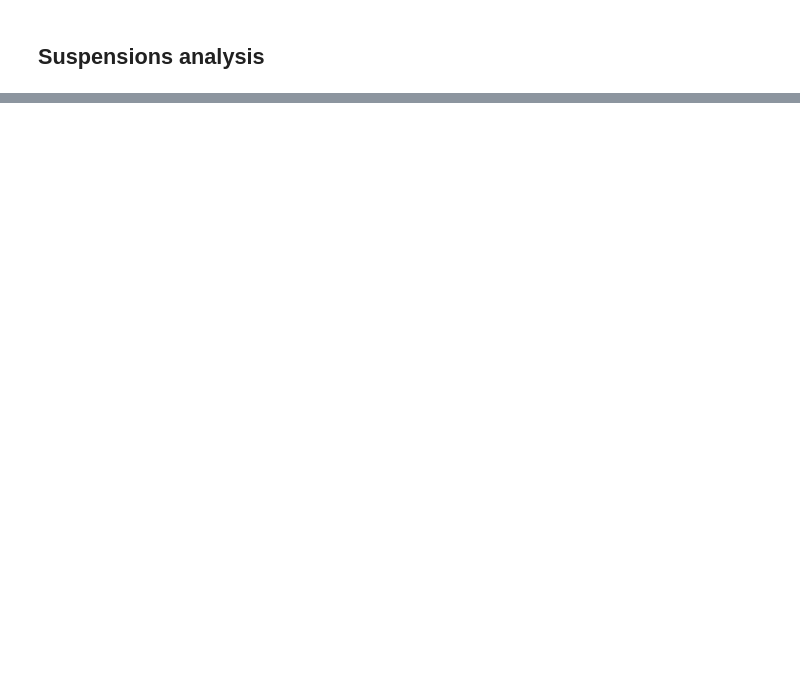
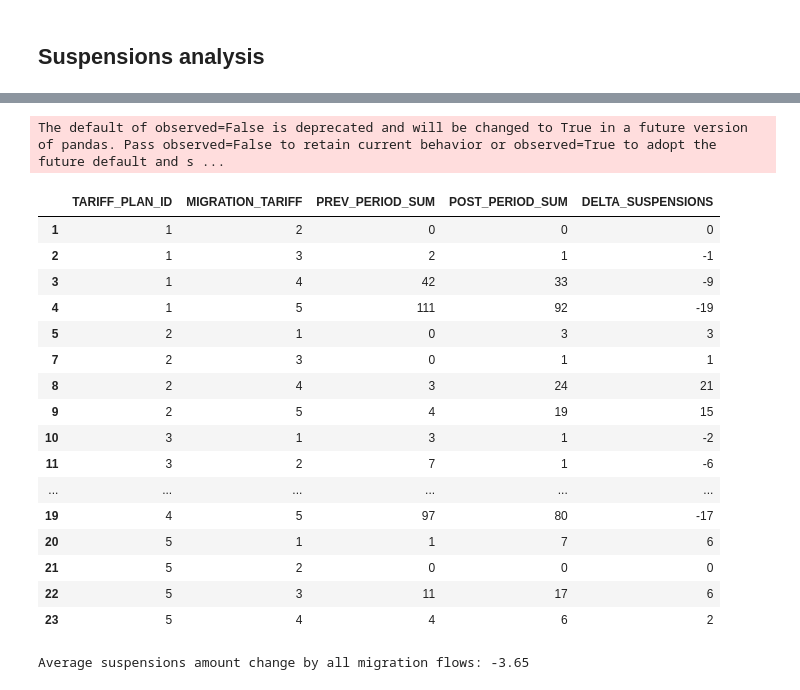
Before and after one commit to BangerVanos/test_A1, a Jupyter notebook: task_3.ipynb, the cells around one changed output, grey strips where cells are left out. Saved outputs shown, nothing was run; the diff lists cells and outputs as text; code cells hidden in the pictures; blank space fills up the shorter version.

```diff
--- a/task_3.ipynb
+++ b/task_3.ipynb
@@ -210,0 +196,7 @@ fig.show()
+# %%
+charges_change_df = tariff_plans_df.copy()
+charges_change_df['PREV_PERIOD_CHARGE'] = None
+charges_change_df['POST_PERIOD_CHARGE'] = None
+charges_change_df['MIGRATION_TARIFF'] = None
+# %%
+charges_change_df = charges_change_df.sort_values(by=['SUBSCRIBER_ID', 'START_DTTM'])
@@ -272,0 +345,6 @@ fig.show()
+# %%
+suspensions_change_df = tariff_plans_df[tariff_plans_df['SUBSCRIBER_ID'].isin(suspensions_df['SUBSCRIBER_ID'])].copy()
+suspensions_change_df['PREV_PERIOD_SUSPENSIONS'] = None
+suspensions_change_df['POST_PERIOD_SUSPENSIONS'] = None
+suspensions_change_df['MIGRATION_TARIFF'] = None
+suspensions_change_df = suspensions_change_df.sort_values(by=['SUBSCRIBER_ID', 'START_DTTM'])
@@ -272,0 +390,7 @@ fig.show()
+# %%
+suspensions_change_df.dropna(subset=['END_DTTM'], inplace=True)
+tariff_drop_ids = suspensions_change_df[suspensions_change_df['MIGRATION_TARIFF'] == -1].index
+suspensions_change_df.drop(tariff_drop_ids, axis=0, inplace=True)
+suspensions_change_df['MIGRATION_TARIFF'] = suspensions_change_df['MIGRATION_TARIFF'].astype('int16').astype('category')
+suspensions_change_df['PREV_PERIOD_SUSPENSIONS'] = suspensions_change_df['PREV_PERIOD_SUSPENSIONS'].astype('int16')
+suspensions_change_df['POST_PERIOD_SUSPENSIONS'] = suspensions_change_df['POST_PERIOD_SUSPENSIONS'].astype('int16')
@@ -272,0 +428,30 @@ fig.show()
+# %%
+suspensions_change_df_agg = suspensions_change_df.groupby(['TARIFF_PLAN_ID', 'MIGRATION_TARIFF']).agg(
+    PREV_PERIOD_SUM=('PREV_PERIOD_SUSPENSIONS', 'sum'),
+    POST_PERIOD_SUM=('POST_PERIOD_SUSPENSIONS', 'sum')
+)
+suspensions_change_df_agg.reset_index(inplace=True)
+same_tariff_drop_mask = suspensions_change_df_agg['TARIFF_PLAN_ID'] == suspensions_change_df_agg['MIGRATION_TARIFF']
+same_tariff_drop_ids = suspensions_change_df_agg[same_tariff_drop_mask].index
+suspensions_change_df_agg.drop(same_tariff_drop_ids, axis=0, inplace = True)
+suspensions_change_df_agg['DELTA_SUSPENSIONS'] = suspensions_change_df_agg['POST_PERIOD_SUM'] - suspensions_change_df_agg['PREV_PERIOD_SUM']
+suspensions_change_df_agg
+# %% [output]
+The default of observed=False is deprecated and will be changed to True in a future version of pandas. Pass observed=False to retain current behavior or observed=True to adopt the future default and s ...
+|  | TARIFF_PLAN_ID | MIGRATION_TARIFF | PREV_PERIOD_SUM | POST_PERIOD_SUM | DELTA_SUSPENSIONS |
+| 1 | 1 | 2 | 0 | 0 | 0 |
+| 2 | 1 | 3 | 2 | 1 | -1 |
+| 3 | 1 | 4 | 42 | 33 | -9 |
+| 4 | 1 | 5 | 111 | 92 | -19 |
+| 5 | 2 | 1 | 0 | 3 | 3 |
+| 7 | 2 | 3 | 0 | 1 | 1 |
+| 8 | 2 | 4 | 3 | 24 | 21 |
+| 9 | 2 | 5 | 4 | 19 | 15 |
+| 10 | 3 | 1 | 3 | 1 | -2 |
+| 11 | 3 | 2 | 7 | 1 | -6 |
+| ... | ... | ... | ... | ... | ... |
+| 19 | 4 | 5 | 97 | 80 | -17 |
+| 20 | 5 | 1 | 1 | 7 | 6 |
+| 21 | 5 | 2 | 0 | 0 | 0 |
+| 22 | 5 | 3 | 11 | 17 | 6 |
+| 23 | 5 | 4 | 4 | 6 | 2 |
@@ -272,0 +476,4 @@ fig.show()
+# %%
+print(f'Average suspensions amount change by all migration flows: {suspensions_change_df_agg["DELTA_SUSPENSIONS"].mean()}')
+# %% [output]
+Average suspensions amount change by all migration flows: -3.65
```
Also changed, not shown: parts of 33 cells of this notebook, 5 other files.
